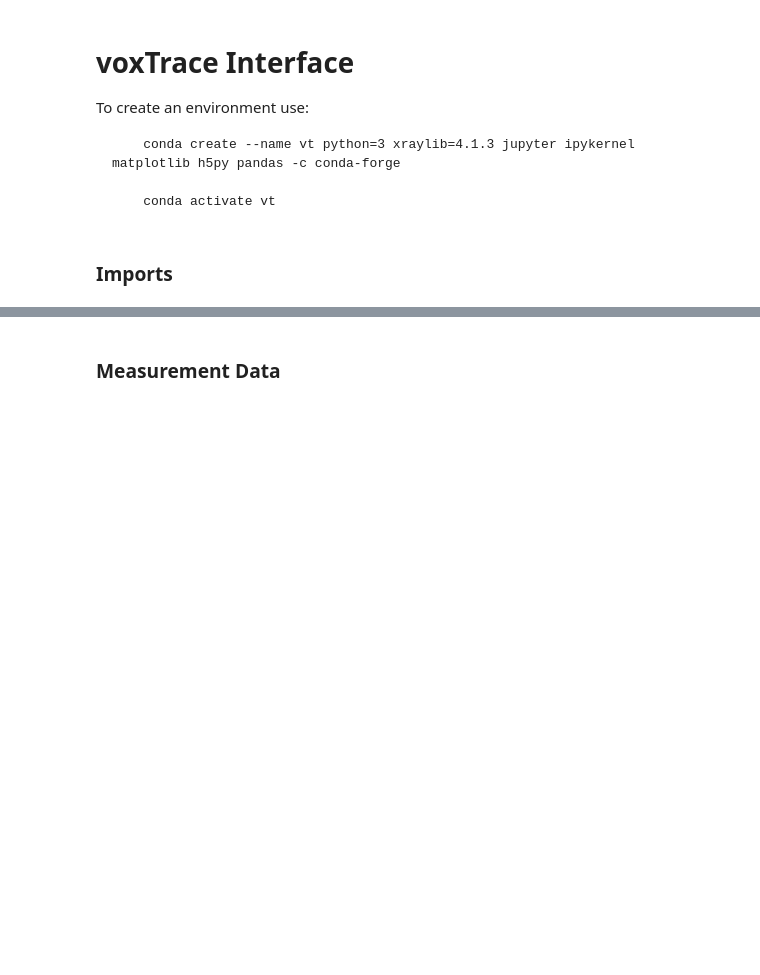
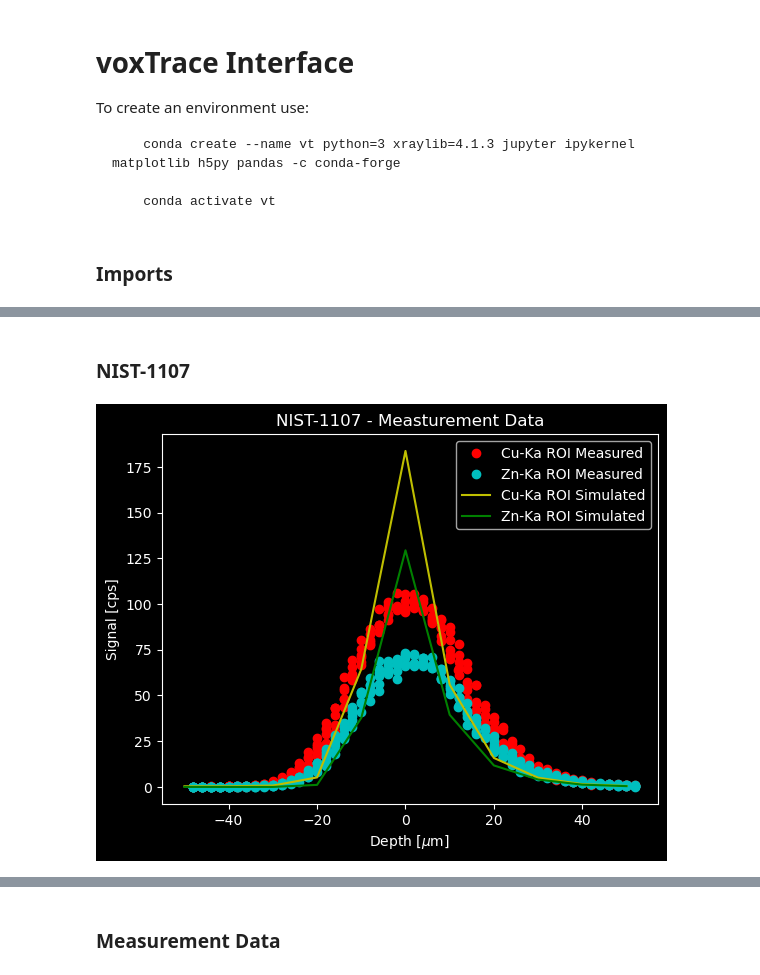
Before and after one commit to michaelIro/voxTrace, a Jupyter notebook: Jupyter-UI.ipynb, the cells around one changed output, grey strips where cells are left out. Drawn from its saved outputs; the diff is of its cells as text; code cells hidden in the pictures; blank space fills up the shorter version.

Commit message:
Simulation Parameter Adjustments

```diff
--- a/Jupyter-UI.ipynb
+++ b/Jupyter-UI.ipynb
@@ -27,20 +19,18 @@ def get_file_number(filename, start, end):
+# %% [markdown]
+### NIST-1107
 # %%
-#filename = "/media/miro/Data-1TB/nist-1107-simulation/nist-1107-pos-(15.000000).h5"
-# get number out of filename /media/miro/Data-1TB/nist-1107-simulation/nist-1107-pos-(NUMBER).h5
-# get number out of filename /media/miro/Data-1TB/nist-1107-simulation/post-sample/nist-1107-pos-(-135.000000).h5
+# list all files in directory
+directory = "/media/miro/Data-1TB/simulation/nist-1107/post-sample"
+directory_2 = "/media/miro/Data-1TB/simulation/nist-1107/detector"
 
-# find files in directory
-directory = "/media/miro/Data-1TB/nist-1107-simulation/post-sample-12/"
-directory_2 = "/media/miro/Data-1TB/nist-1107-simulation/detector-12/"
+files = os.listdir(directory)
+files_2 = os.listdir(directory_2)
 
-files = [os.path.join(directory, file) for file in os.listdir(directory)]
-files_2 = [os.path.join(directory_2, file) for file in os.listdir(directory_2)]
+files = sorted(files, key=lambda x: float(x.split('--z-')[1].split(').h5')[0]))
+files_2 = sorted(files_2, key=lambda x: float(x.split('--z-')[1].split(').h5')[0]))
 
-files.sort(key=lambda x: get_file_number(x, 71, -3))        # #key=get_file_number
-files_2.sort(key=lambda x: get_file_number(x, 69, -12))
-
-#print(files)
-#print(files_2)
+files = [os.path.join(directory, file) for file in files]
+files_2 = [os.path.join(directory_2, file) for file in files_2]
 
 n_files = len(files)
 
@@ -161,0 +161,20 @@ for i in range(0, n_files):
+# %%
+# create list with int entries from 0 to n_files-1
+myrange1 = [i*10-50 for i in range(n_files)]
+
+# find position of maximum signal df_3["px5.Cu-Ka-Gro[708,755]"]
+max_pos = df_3["px5.Cu-Ka-Gro[708,755]"].idxmax()
+max_corr= df_3["Motor-samplex"][max_pos]+2
+
+# Plot the data
+plt.ylabel("Signal [cps]")
+plt.xlabel("Depth [$\mu$m]")
+plt.plot(df_3["Motor-samplex"]-max_corr,df_3["px5.Cu-Ka-Gro[708,755]"]/df_3["px5.Livetime"],'ro',label='Cu-Ka ROI Measured')
+plt.plot(df_3["Motor-samplex"]-max_corr,df_3["px5.Zn-Ka-Gro[770,800]"]/df_3["px5.Livetime"],'co',label='Zn-Ka ROI Measured')
+plt.plot(myrange1, cu_faltung,'y',label='Cu-Ka ROI Simulated')
+plt.plot(myrange1, zn_faltung,'g',label='Zn-Ka ROI Simulated')
+plt.legend()
+plt.title('NIST-1107 - Measturement Data')
+plt.show()
+# %% [output]
+[figure, added]
```
Also changed, not shown: parts of 35 cells of this notebook, 6 other files.
